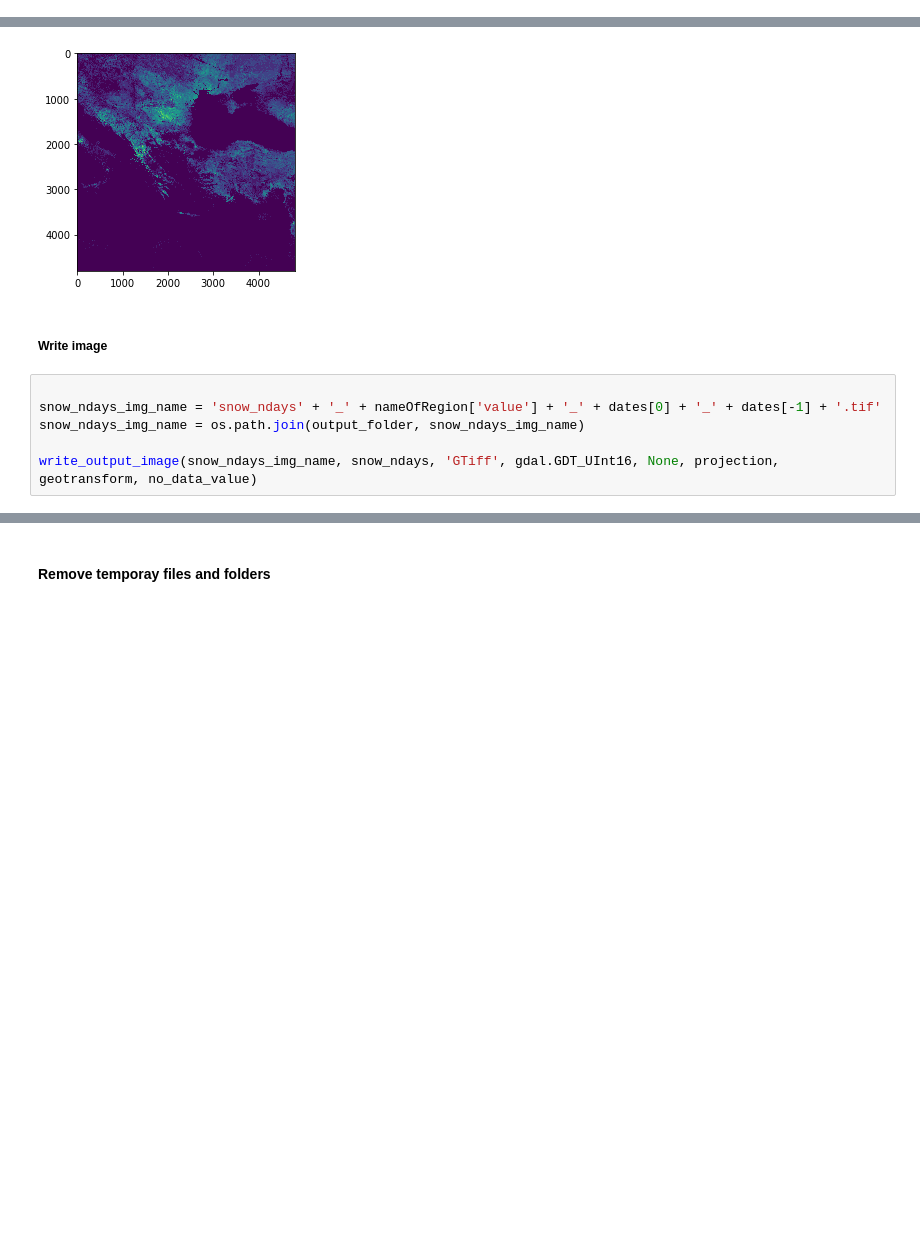
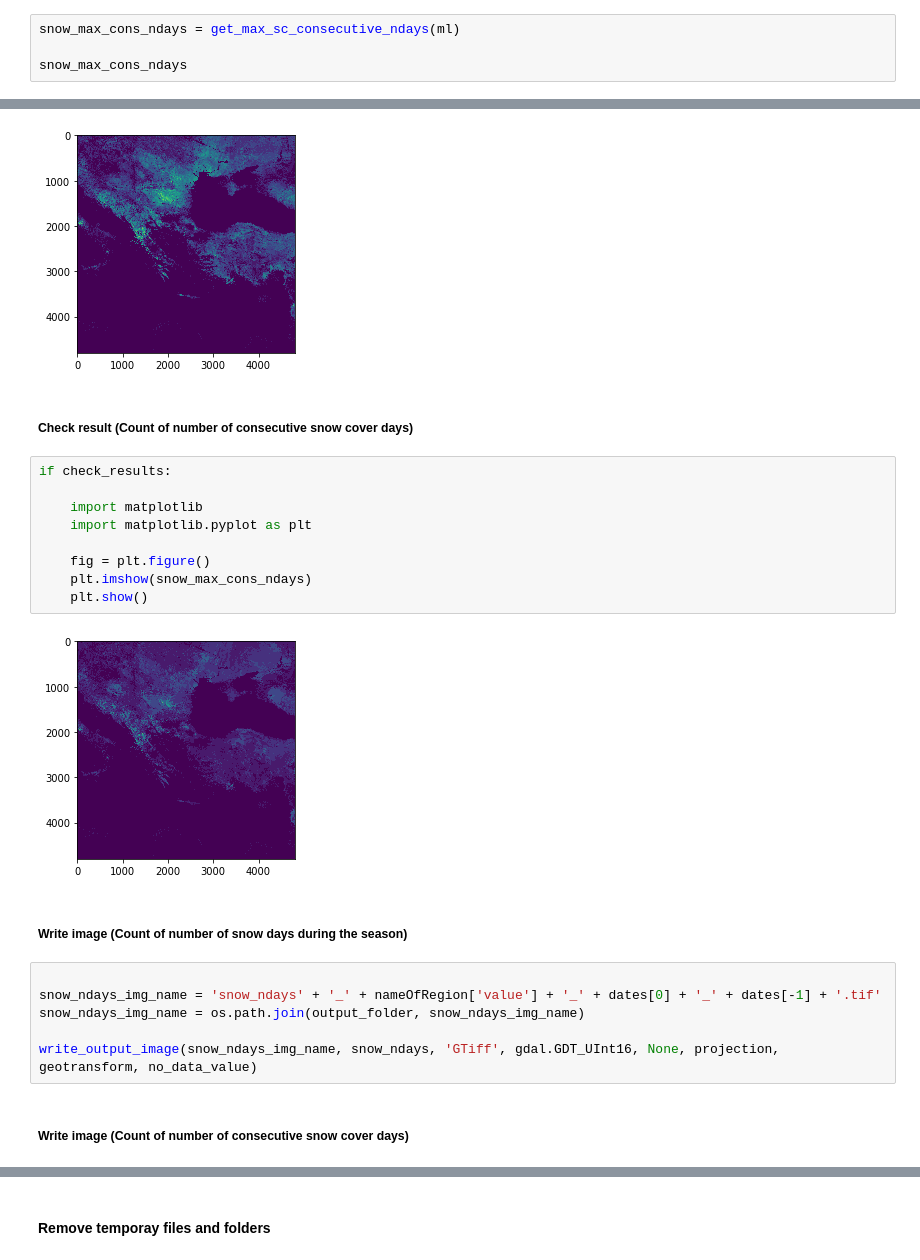
Before and after one commit to ec-better/ewf-wfp-02-02-01, a Jupyter notebook: src/main/app-resources/notebook/libexec/input.ipynb, the cells around one changed output, grey strips where cells are left out. Drawn from its saved outputs; the diff is of its cells as text; blank space fills up the shorter version.

Commit message:
Count of number of consecutive snow cover days

```diff
--- a/src/main/app-resources/notebook/libexec/input.ipynb
+++ b/src/main/app-resources/notebook/libexec/input.ipynb
@@ -249,0 +363,4 @@ array([[1, 1, 2, ..., 2, 2, 2],
+# %%
+snow_max_cons_ndays = get_max_sc_consecutive_ndays(ml)
+
+snow_max_cons_ndays
@@ -258,11 +385,26 @@ if check_results:
     plt.show()
 # %% [output]
 [figure]
-# %% [markdown]
-##### Write image
+# %% [markdown]
+##### Check result (Count of number of consecutive snow cover days)
+# %%
+if check_results:
+
+    import matplotlib
+    import matplotlib.pyplot as plt
+
+    fig = plt.figure()
+    plt.imshow(snow_max_cons_ndays)
+    plt.show()
+# %% [output]
+[figure, added]
+# %% [markdown]
+##### Write image (Count of number of snow days during the season)
 # %%
 
 snow_ndays_img_name = 'snow_ndays' + '_' + nameOfRegion['value'] + '_' + dates[0] + '_' + dates[-1] + '.tif'
 snow_ndays_img_name = os.path.join(output_folder, snow_ndays_img_name)
 
 write_output_image(snow_ndays_img_name, snow_ndays, 'GTiff', gdal.GDT_UInt16, None, projection, geotransform, no_data_value)
+# %% [markdown]
+##### Write image (Count of number of consecutive snow cover days)
```
Also changed, not shown: parts of 9 cells of this notebook.
